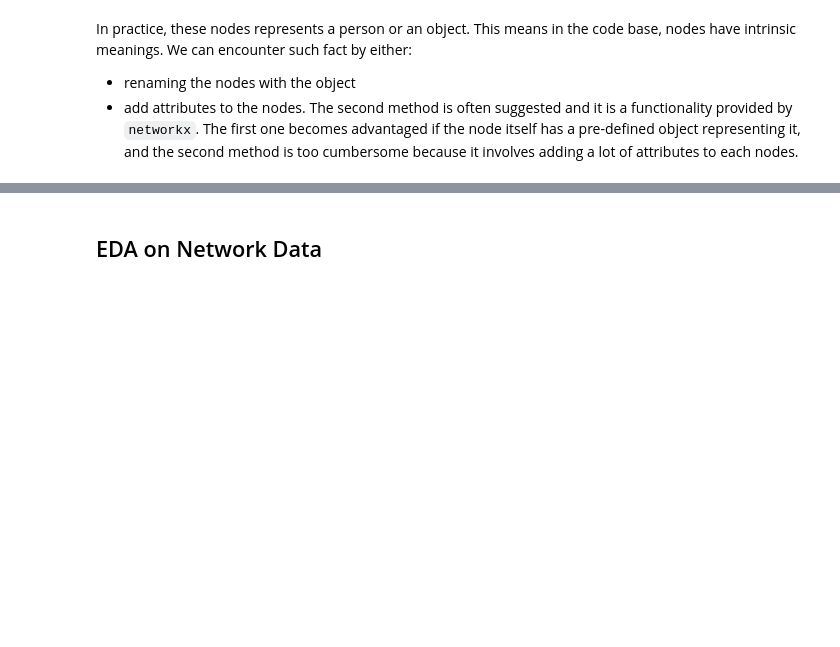
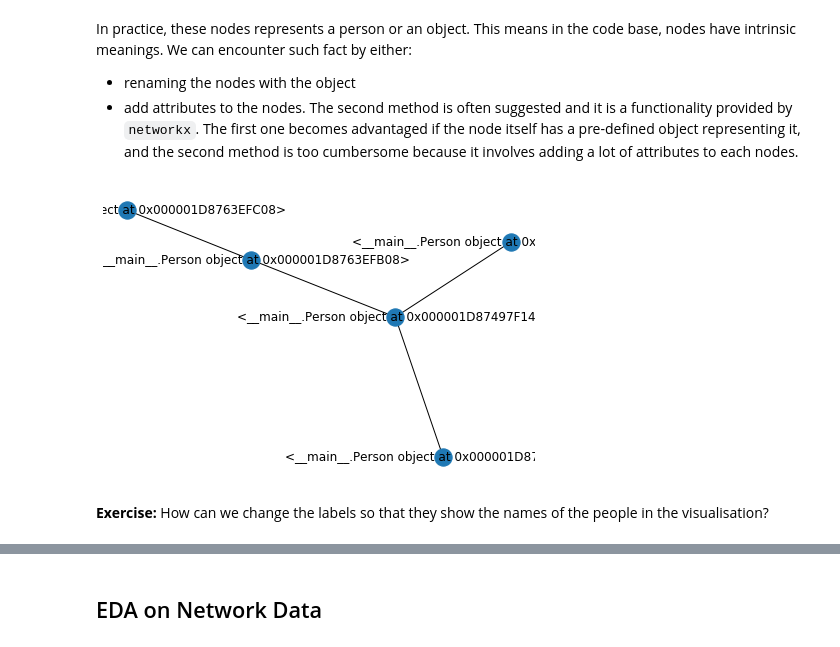
Before and after one commit to lt-shy-john/python-data-analytics-course, a Jupyter notebook: Week 11 - Network Visualisation.ipynb, the cells around one changed output, grey strips where cells are left out. Drawn from its saved outputs; the diff is of its cells as text; code cells hidden in the pictures; blank space fills up the shorter version.

Commit message:
Added examples for relabelling nodes

```diff
--- a/Week 11 - Network Visualisation.ipynb
+++ b/Week 11 - Network Visualisation.ipynb
@@ -279,3 +279,29 @@ In practice, these nodes represents a person or an object. This means in the cod
 * renaming the nodes with the object
 * add attributes to the nodes.
 The second method is often suggested and it is a functionality provided by `networkx`. The first one becomes advantaged if the node itself has a pre-defined object representing it, and the second method is too cumbersome because it involves adding a lot of attributes to each nodes.
+# %%
+# Try this
+
+import networkx as nx
+from matplotlib import pyplot as plt
+%matplotlib inline
+
+social_network = nx.Graph([(1,3), (2,3), (3,4), (4,5)])
+
+class Person:
+    def __init__(self, name, age, gender):
+        self.name = name
+        self.age = age
+        self.gender = gender
+
+population = [Person("Brendan",43,"M"),Person("Julie",80,"F"),Person("Hugo",49,"M"),Person("Salma",7,"F"),Person("Arham",54,"F")]
+
+mapping = {1: population[0], 2: population[1], 3: population[2], 4: population[3], 5: population[4]}
+
+social_network = nx.relabel_nodes(social_network, mapping)
+
+nx.draw(social_network, with_labels=True)
+# %% [output]
+[figure, added]
+# %% [markdown]
+__Exercise:__ How can we change the labels so that they show the names of the people in the visualisation?
```
Also changed, not shown: parts of 2 cells of this notebook.
